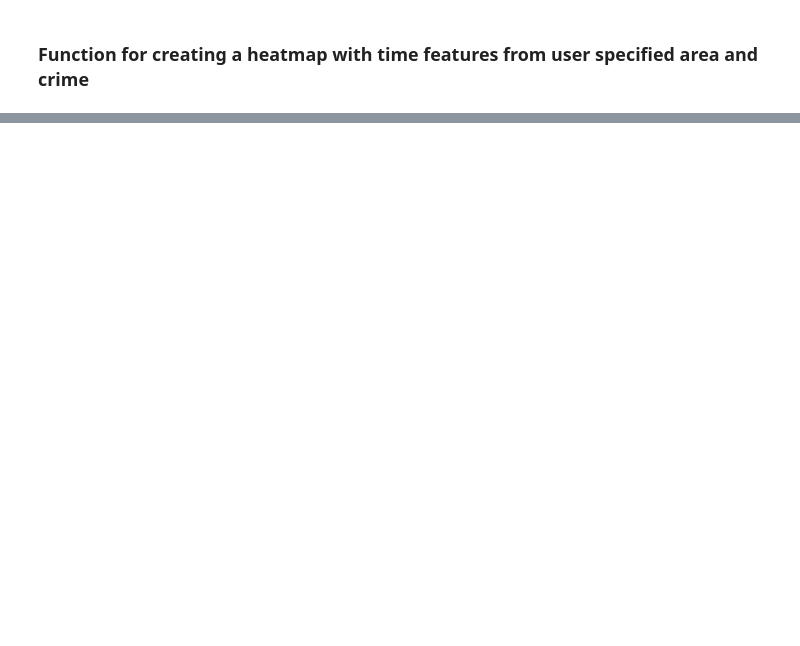
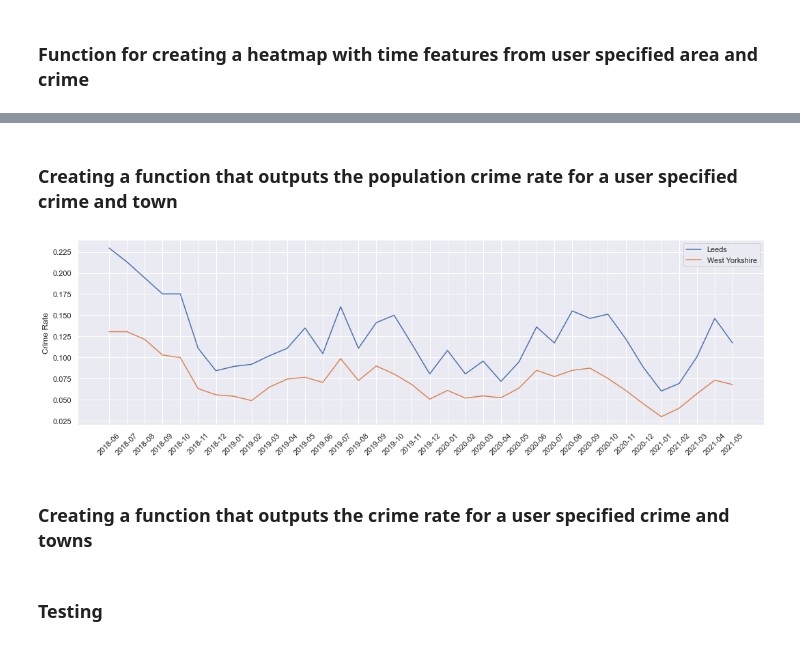
Before and after one commit to BrialFGD/projectUKcrime, a Jupyter notebook: notebooks/all_area_crime_analysis.ipynb, the cells around one changed output, grey strips where cells are left out. Drawn from its saved outputs; the diff is of its cells as text; code cells hidden in the pictures; blank space fills up the shorter version.

```diff
--- a/notebooks/all_area_crime_analysis.ipynb
+++ b/notebooks/all_area_crime_analysis.ipynb
@@ -91,0 +194,5 @@ heat_map_time('drugs','north yorkshire')
+# %%
+def town_population_estimate(town):
+    pop_df = population_df()
+    town_population = pop_df[pop_df["LA name (2020 boundaries)"] == town]["All Ages"].sum()
+    return town_population
@@ -91,0 +203,12 @@ heat_map_time('drugs','north yorkshire')
+# %%
+def get_area_crime_rate(area,crime):
+    area_df = get_area_crime_count(area,crime)
+    area_pop = police_force_area_population(area)
+    return area_df["alt ID"].map(lambda x: x/area_pop*1000)
+# %% [markdown]
+### Creating a function that outputs the population crime rate for a user specified crime and town
+# %%
+def get_crime_rate(town,crime):
+    town_df = get_crime_count(town,crime)
+    town_pop = town_population_estimate(town)
+    return town_df["alt ID"].map(lambda x: x/town_pop*1000)
@@ -91,0 +222,15 @@ heat_map_time('drugs','north yorkshire')
+# %%
+def plot_crime_rate_alt(town,crime):
+    crime_rate = get_crime_rate(town,crime)
+    area_crime_rate = get_area_crime_rate('west yorkshire',crime)
+    plt.figure(figsize=(18,5))
+    sns.set_theme(style="darkgrid")
+    sns.lineplot(data=crime_rate,label=f'{town}')
+    sns.lineplot(data=area_crime_rate,label='West Yorkshire')
+    plt.ylabel("Crime Rate")
+    plt.xlabel("")
+    plt.xticks(rotation = 45)
+# %%
+plot_crime_rate_alt("Leeds","Bicycle theft")
+# %% [output]
+[figure, added]
@@ -91,0 +239,2 @@ heat_map_time('drugs','north yorkshire')
+# %% [markdown]
+### Creating a function that outputs the crime rate for a user specified crime and towns
@@ -91,0 +254,2 @@ heat_map_time('drugs','north yorkshire')
+# %% [markdown]
+### Testing
```
Also changed, not shown: parts of 34 cells of this notebook.
